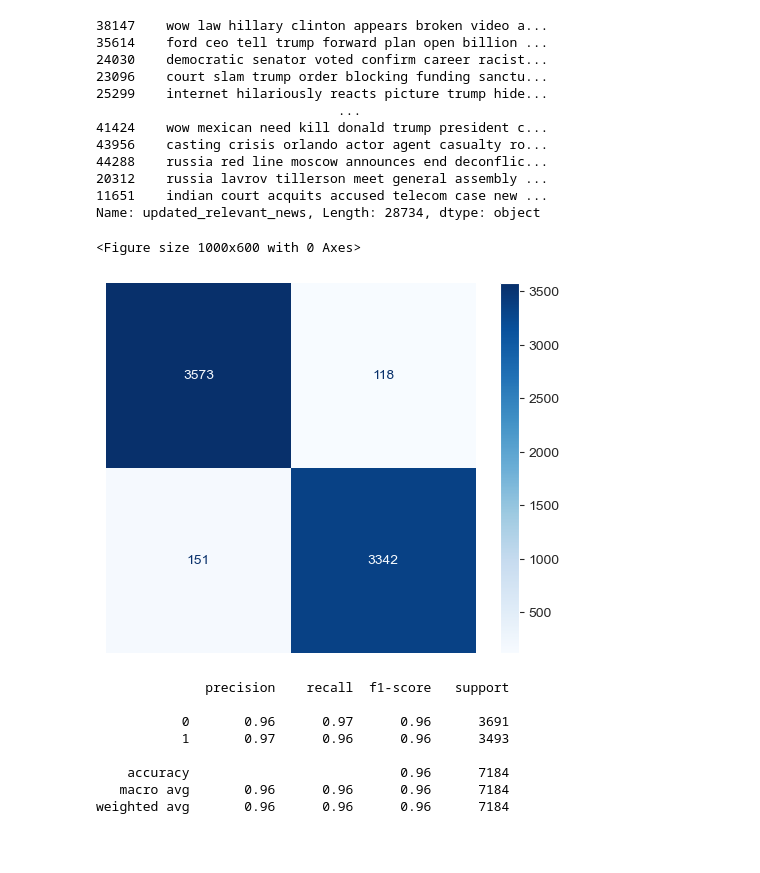
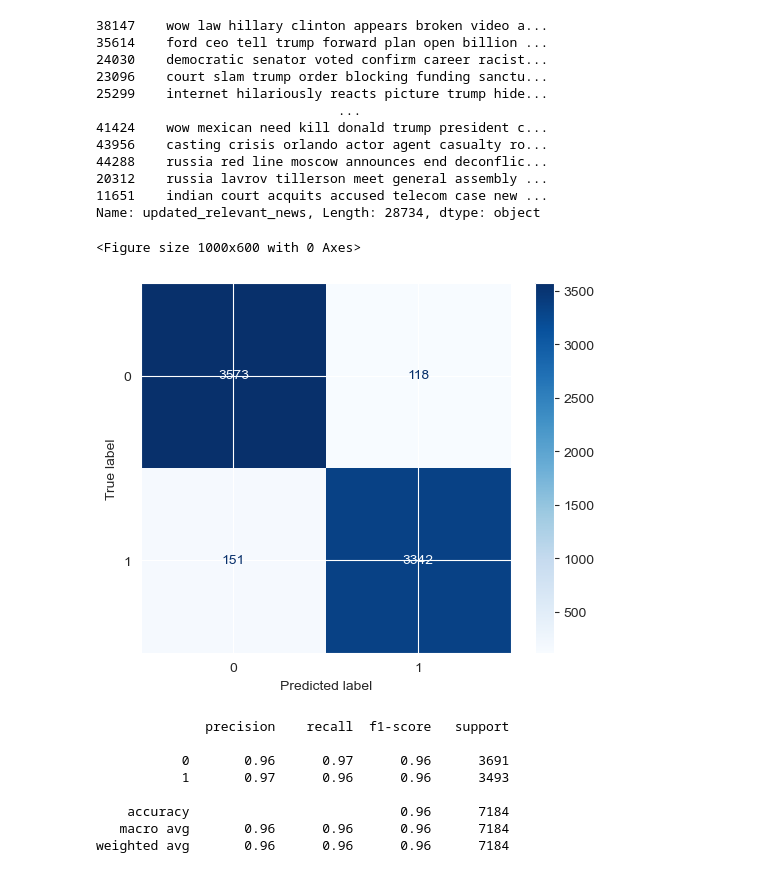
Before and after one commit to chuannarongvat/anlp_at2, a Jupyter notebook: AT2 - Fake news detection.ipynb, the cells around one changed output. Saved outputs shown, nothing was run; the diff lists cells and outputs as text; code cells hidden in the pictures; blank space fills up the shorter version.

```diff
--- a/AT2 - Fake news detection.ipynb
+++ b/AT2 - Fake news detection.ipynb
@@ -348,13 +325,12 @@ y_val_preds = mnb.predict(X_val_counts)
 # %%
 plt.figure(figsize=(10, 6))
 conf_matrix = confusion_matrix(y_val, y_val_preds)
 cm_display = ConfusionMatrixDisplay(conf_matrix)
 cm_display.plot(cmap='Blues')
-plt.axis("off")
 plt.show()
 # %% [output]
 <Figure size 1000x600 with 0 Axes>
-[figure, old version]
+[figure, new version]
 # %%
 print(classification_report(y_val, y_val_preds))
 # %% [output]
```
Also changed, not shown: parts of 10 cells of this notebook.
